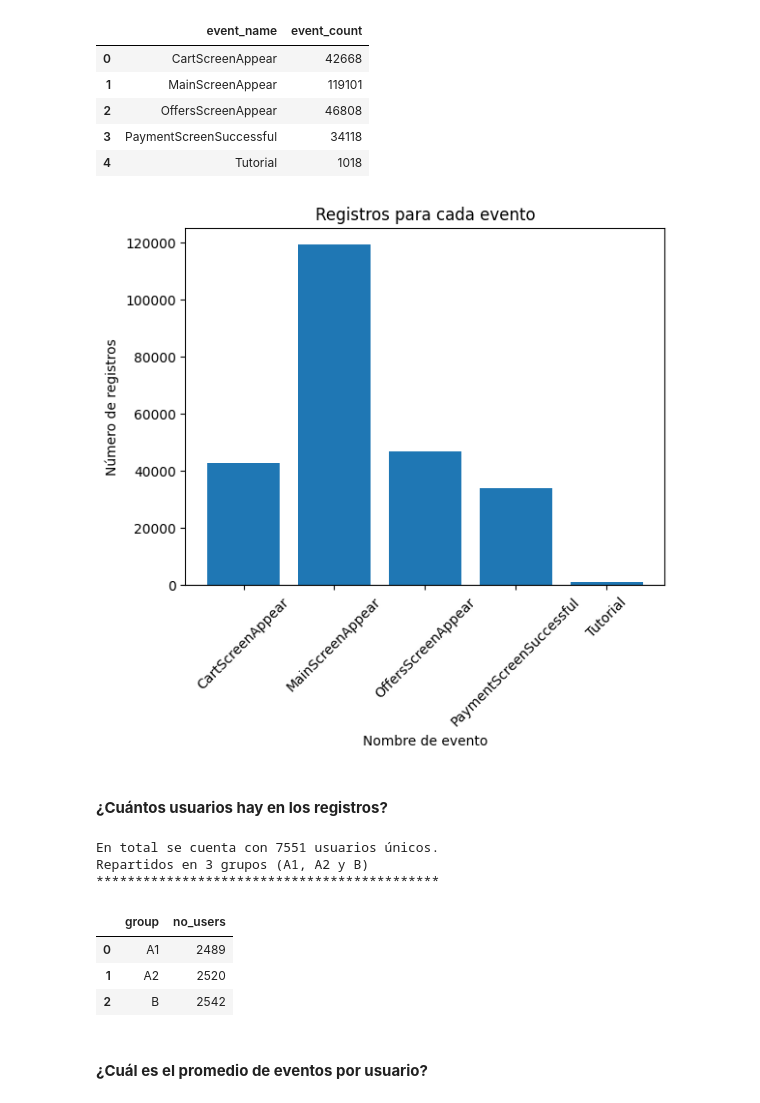
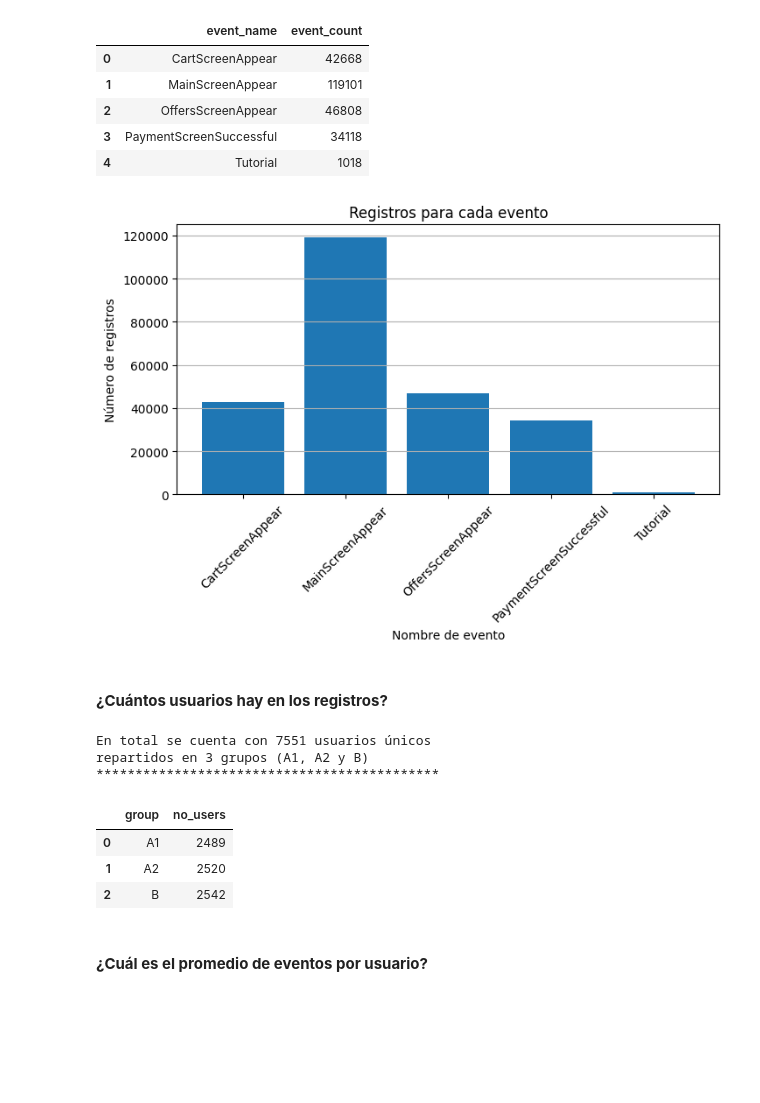
Before and after one commit to EdgarMdz2/foodapp-tripleten, a Jupyter notebook: foodApp.ipynb, the cells around one changed output. Drawn from its saved outputs; the diff is of its cells as text; code cells hidden in the pictures; blank space fills up the shorter version.

```diff
--- a/foodApp.ipynb
+++ b/foodApp.ipynb
@@ -82,7 +81,12 @@ print('Número de registros duplicados:', actividad.duplicated().sum())
 Número de registros duplicados: 413
 # %%
 # Eliminando los registros duplicados
-actividad = actividad.drop_duplicates().reset_index(drop=True)
+actividad = (
+    actividad
+    .drop_duplicates() # Elimina los registros duplicados
+    .reset_index(drop=True) # Reset al índice sin conservar el anterior como columna
+)
+
 # Corroborando la eliminación
 print('Nuevo número de registros duplicados:', actividad.duplicated().sum())
 # %% [output]
@@ -110,14 +116,18 @@ None
 # %%
 # Convirtiendo columna 'event_ts' al tipo datetime[ns]
 actividad['event_ts'] = pd.to_datetime(actividad['event_ts'], unit='s')
+# %%
+# Convirtiendo columna 'event_name' al tipo category
+actividad['event_name'] = actividad['event_name'].astype('category')
 # %% [markdown]
 - Mejorando nombres de grupos:
 # %%
 # Reemplazado el nombre de los grupos por A1, A2 y B
-actividad['group'] = actividad['group'].replace({
-    246: "A1",
-    247: "A2",
-    248: "B"
-})
+actividad['group'] = (
+    actividad['group']
+    .replace(
+        {246: "A1", 247: "A2", 248: "B"}
+    )
+)
 # %%
 # Verificando que cada usuario único aparezca únicamente en un grupo.
@@ -189,31 +206,39 @@ Número de registros para cada evento:
 | 4 | Tutorial | 1018 |
 # %%
 # Graficando número de registros para cada evento:
+plt.figure(figsize=(8, 4))
+
 plt.bar(
-    actividad.groupby('event_name', as_index=False).agg(event_count=('event_ts', 'count'))['event_name'],
-    actividad.groupby('event_name', as_index=False).agg(event_count=('event_ts', 'count'))['event_count']
+    actividad.groupby('event_name', as_index=False, observed=False).agg(event_count=('event_ts', 'count'))['event_name'],
+    actividad.groupby('event_name', as_index=False, observed=False).agg(event_count=('event_ts', 'count'))['event_count']
 )
 
 plt.title('Registros para cada evento')
 plt.xlabel('Nombre de evento')
 plt.ylabel('Número de registros')
+plt.grid(axis='y')
 plt.xticks(rotation=45)
 
 plt.show()
 # %% [output]
-[figure, old version]
+[figure, new version]
 # %% [markdown]
 #### **¿Cuántos usuarios hay en los registros?**
 # %%
 # Encontrando el numero de usuarios únicos
-print(f'''En total se cuenta con {actividad['user_id'].nunique()} usuarios únicos.
-Repartidos en 3 grupos (A1, A2 y B)''')
+print(f'''En total se cuenta con {actividad['user_id'].nunique()} usuarios únicos
+repartidos en 3 grupos (A1, A2 y B)''')
 print('********************************************')
+
 # Agrupando por grupo (A1, A2 y B) y contando el número de usuarios únicos para cada grupo
-display(actividad.groupby('group', as_index=False).agg(no_users = ('user_id','nunique')))
+display(
+    actividad
+    .groupby('group', as_index=False)
+    .agg(no_users=('user_id','nunique'))
+)
 # %% [output]
-En total se cuenta con 7551 usuarios únicos.
-Repartidos en 3 grupos (A1, A2 y B)
+En total se cuenta con 7551 usuarios únicos
+repartidos en 3 grupos (A1, A2 y B)
 ********************************************
 |  | group | no_users |
 | 0 | A1 | 2489 |
```
Also changed, not shown: parts of 93 cells of this notebook.
